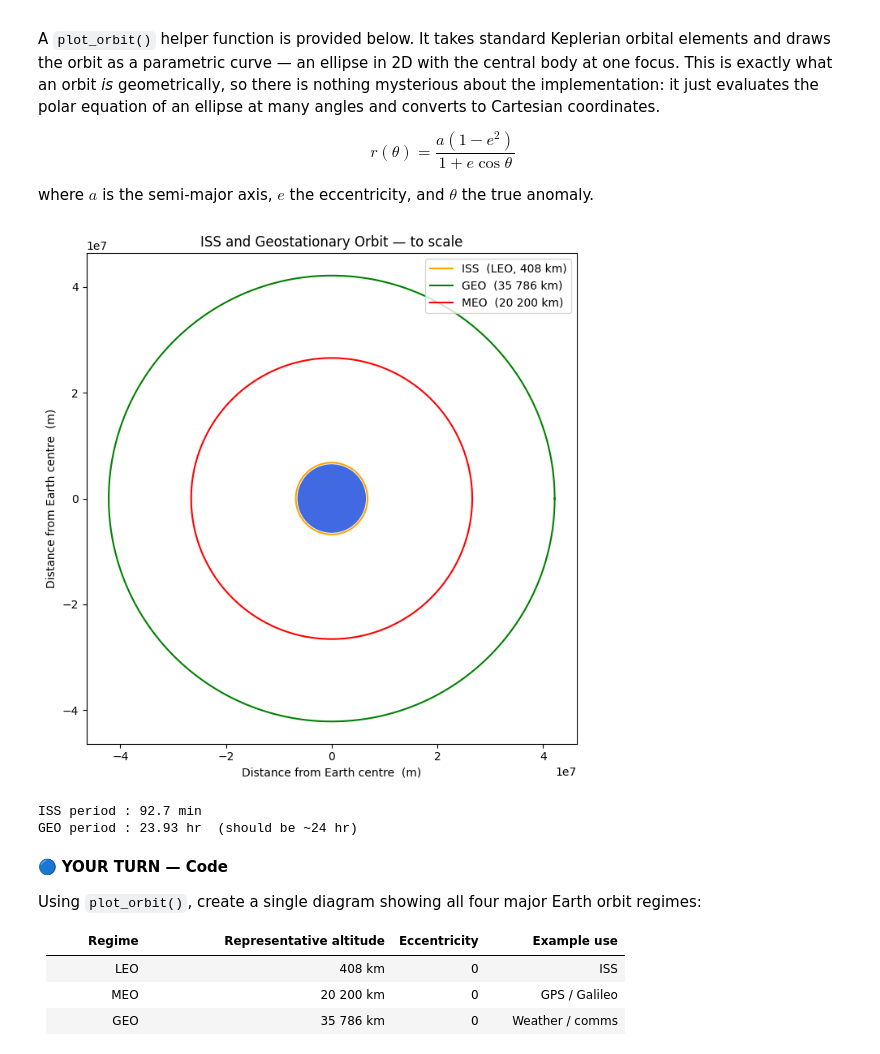
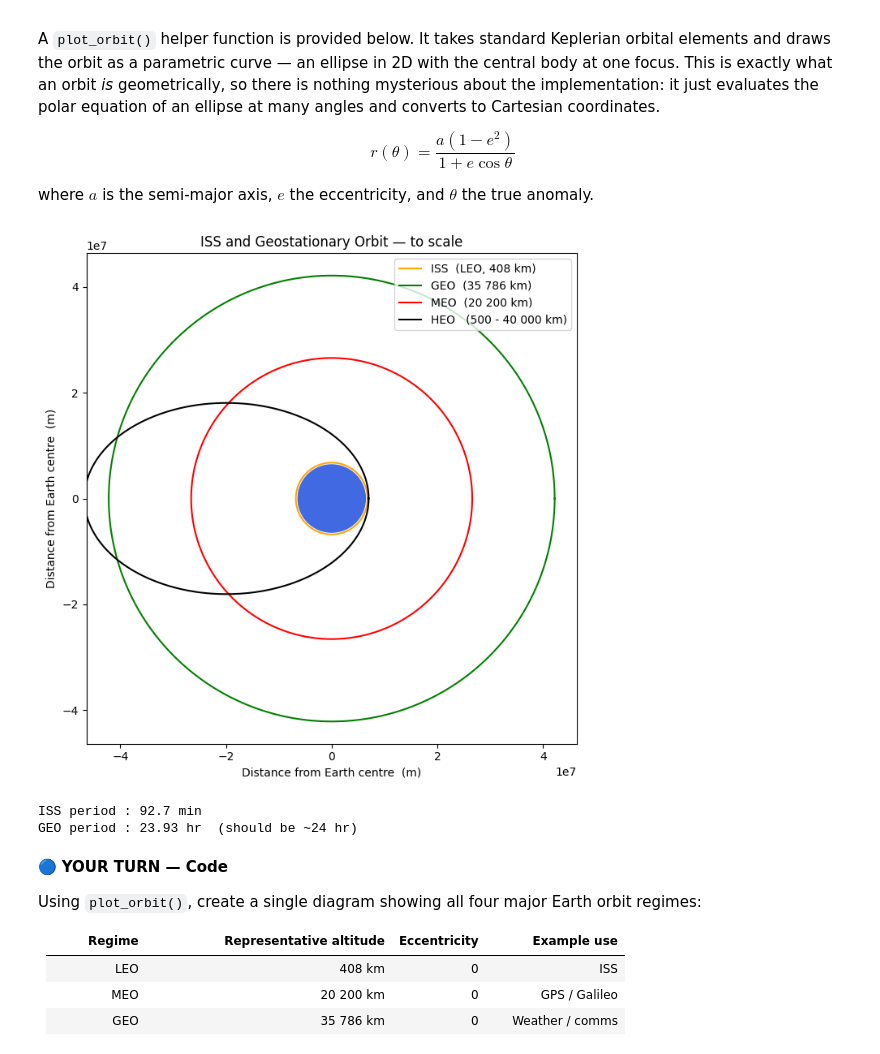
Before and after one commit to Tony-Luong/NPSC2002-workshops, a Jupyter notebook: Week_02_Orbits_and_Rockets.ipynb, the cells around one changed output. Cells and saved outputs as stored; diff of their text form; code cells hidden in the pictures.

```diff
--- a/Week_02_Orbits_and_Rockets.ipynb
+++ b/Week_02_Orbits_and_Rockets.ipynb
@@ -233,38 +233,37 @@ def plot_orbit(ax, a_m, ecc=0.0, label='', color=None, lw=1.5, n_points=500):
 r_iss = RE_si + 408e3       # ISS orbital radius from Earth's centre [m]
 r_geo = RE_si + 35_786e3    # GEO orbital radius [m]
 r_meo = RE_si + 20_200e3
-r_heomin = RE_si + 500e3
-r_heomax = RE_si + 40_000e3
+r_heo = RE_si + 20_500e3
 
 fig, ax = plt.subplots(figsize=(7, 7))
 ax.set_aspect('equal')
 
 # Earth (filled circle at centre)
 earth_patch = plt.Circle((0, 0), RE_si, color='royalblue', zorder=5)
 ax.add_patch(earth_patch)
 
 plot_orbit(ax, r_iss, ecc=0.0, label='ISS  (LEO, 408 km)',  color='orange')
 plot_orbit(ax, r_geo, ecc=0.0, label='GEO  (35 786 km)',    color='green')
 plot_orbit(ax, r_meo, ecc=0.0, label="MEO  (20 200 km)", color="red")
-
+plot_orbit(ax, r_heo, ecc=0.74, label="HEO   (500 - 40 000 km)", color="black")
 
 lim = r_geo * 1.1
 ax.set_xlim(-lim, lim)
 ax.set_ylim(-lim, lim)
 ax.set_xlabel('Distance from Earth centre  (m)')
 ax.set_ylabel('Distance from Earth centre  (m)')
 ax.set_title('ISS and Geostationary Orbit — to scale')
 ax.legend(loc='upper right')
 plt.tight_layout()
 plt.show()
 
 # Print periods using Kepler's Third Law
 T_iss = 2 * np.pi * np.sqrt(r_iss**3 / (G_si * ME_si))
 T_geo = 2 * np.pi * np.sqrt(r_geo**3 / (G_si * ME_si))
 print(f"ISS period : {T_iss/60:.1f} min")
 print(f"GEO period : {T_geo/3600:.2f} hr  (should be ~24 hr)")
 # %% [output]
-[figure, old version]
+[figure, new version]
 ISS period : 92.7 min
 GEO period : 23.93 hr  (should be ~24 hr)
 # %% [markdown]
```
Also changed, not shown: parts of 1 cell of this notebook.
